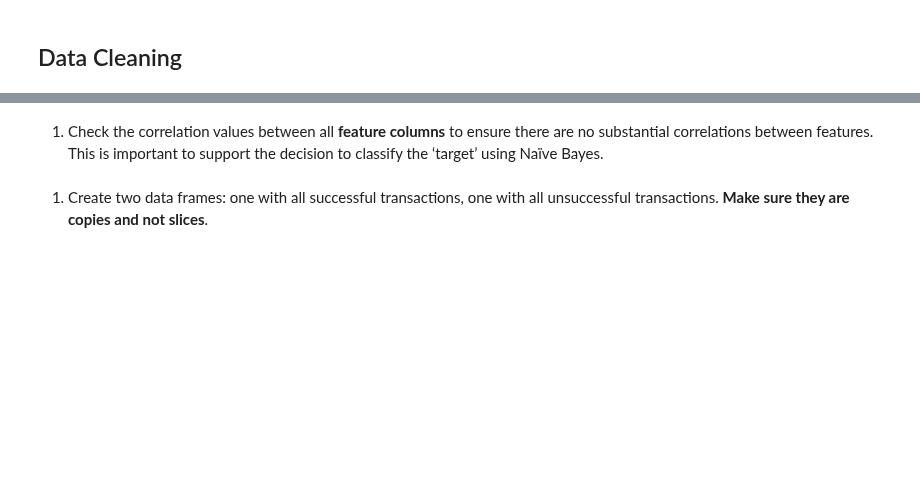
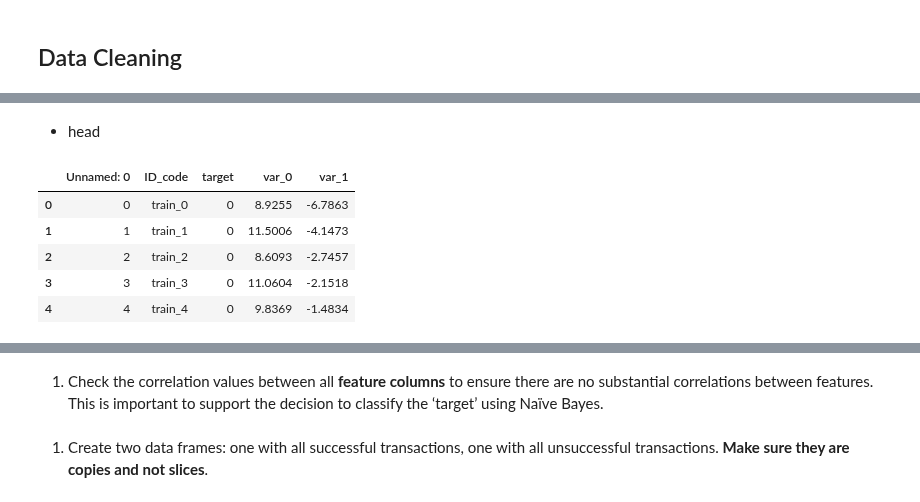
Before and after one commit to tanickell/Data-Science-Portfolio-C22, a Jupyter notebook: Modules/Module_1_Intro_to_DS_and_Naive_Bayes/Projects/Instructions/Project.1-Transactions/Project.1-Pass-01.ipynb, the cells around one changed output, grey strips where cells are left out. Drawn from its saved outputs; the diff is of its cells as text; code cells hidden in the pictures; blank space fills up the shorter version.

```diff
--- a/Modules/Module_1_Intro_to_DS_and_Naive_Bayes/Projects/Instructions/Project.1-Transactions/Project.1-Pass-01.ipynb
+++ b/Modules/Module_1_Intro_to_DS_and_Naive_Bayes/Projects/Instructions/Project.1-Transactions/Project.1-Pass-01.ipynb
@@ -37,0 +63,11 @@
+# %% [markdown]
+- head
+# %%
+df.head()
+# %% [output]
+|  | Unnamed: 0 | ID_code | target | var_0 | var_1 |
+| 0 | 0 | train_0 | 0 | 8.9255 | -6.7863 |
+| 1 | 1 | train_1 | 0 | 11.5006 | -4.1473 |
+| 2 | 2 | train_2 | 0 | 8.6093 | -2.7457 |
+| 3 | 3 | train_3 | 0 | 11.0604 | -2.1518 |
+| 4 | 4 | train_4 | 0 | 9.8369 | -1.4834 |
```
Also changed, not shown: parts of 32 cells of this notebook.
